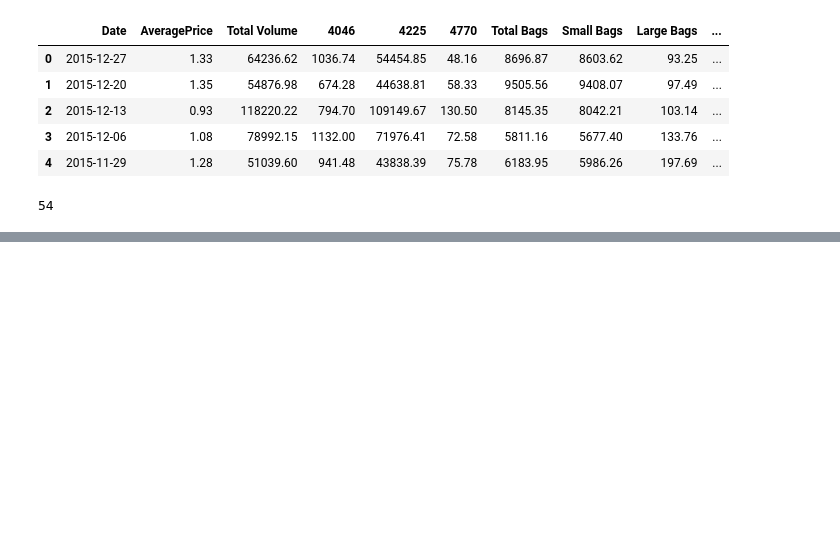
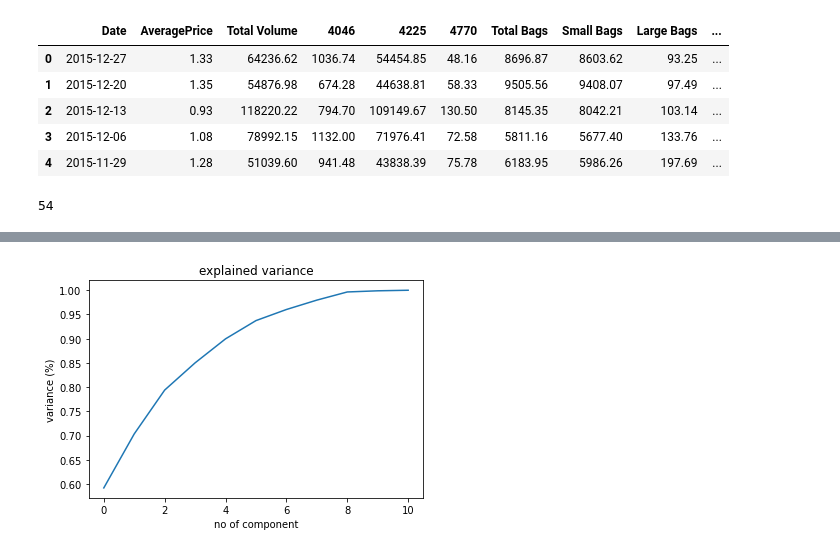
Before and after one commit to mohittomar2008/Avacado-Project, a Jupyter notebook: Avacado Project.ipynb, the cells around one changed output, grey strips where cells are left out. Saved outputs shown, nothing was run; the diff lists cells and outputs as text; code cells hidden in the pictures; blank space fills up the shorter version.

```diff
--- a/Avacado Project.ipynb
+++ b/Avacado Project.ipynb
@@ -1201,0 +1389,7 @@ df['region'].nunique()
+# %%
+from sklearn.preprocessing import StandardScaler
+sc= StandardScaler()
+scaled=sc.fit_transform(transformed)
+# %%
+scaled= pd.DataFrame(scaled)
+scaled.columns= transformed.columns
@@ -1201,0 +1412,14 @@ df['region'].nunique()
+# %%
+from sklearn.decomposition import PCA
+pca= PCA()
+# %%
+principal_component=pca.fit_transform(scaled)
+# %%
+plt.figure()
+plt.plot(np.cumsum(pca.explained_variance_ratio_))
+plt.xlabel('no of component')
+plt.ylabel('variance (%)')
+plt.title('explained variance')
+plt.show()
+# %% [output]
+[figure, added]
```
Also changed, not shown: parts of 119 cells of this notebook.
